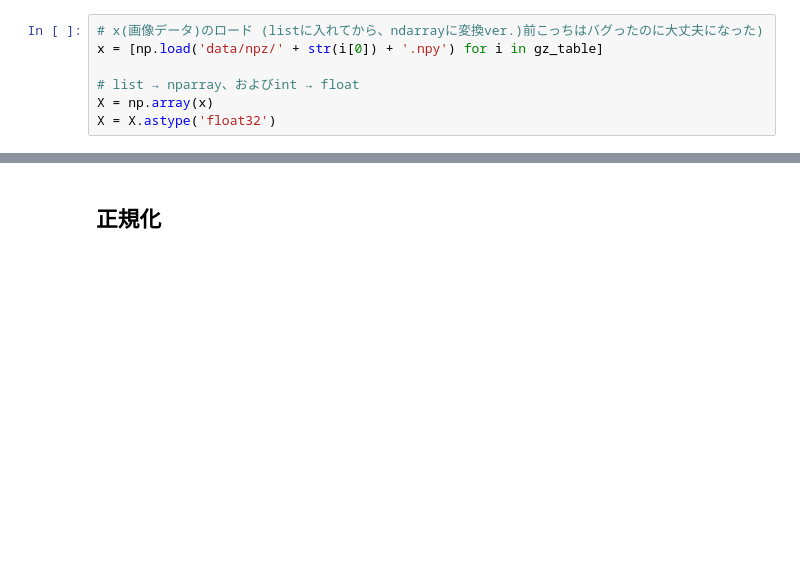
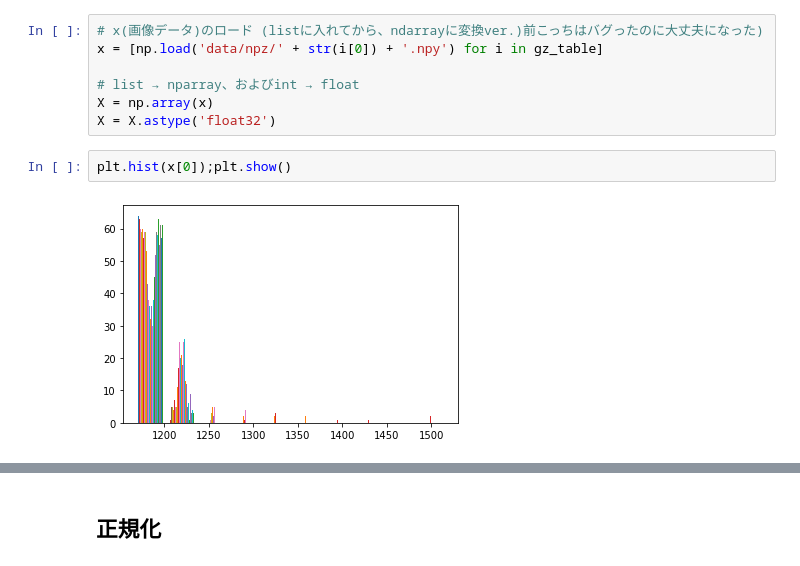
Before and after one commit to bonu-kun/cnn_galaxy, a Jupyter notebook: cnn_galaxy.ipynb, the cells around one changed output, grey strips where cells are left out. Saved outputs shown, nothing was run; the diff lists cells and outputs as text; blank space fills up the shorter version.

```diff
--- a/cnn_galaxy.ipynb
+++ b/cnn_galaxy.ipynb
@@ -172,6 +172,10 @@ x = [np.load('data/npz/' + str(i[0]) + '.npy') for i in gz_table]
 # list → nparray、およびint → float
 X = np.array(x)
 X = X.astype('float32')
+# %%
+plt.hist(x[0]);plt.show()
+# %% [output]
+[figure, added]
 # %%
 # ヒストグラム出してみる
 plt.hist(X[0]);plt.show()
```
Also changed, not shown: parts of 10 cells of this notebook.
